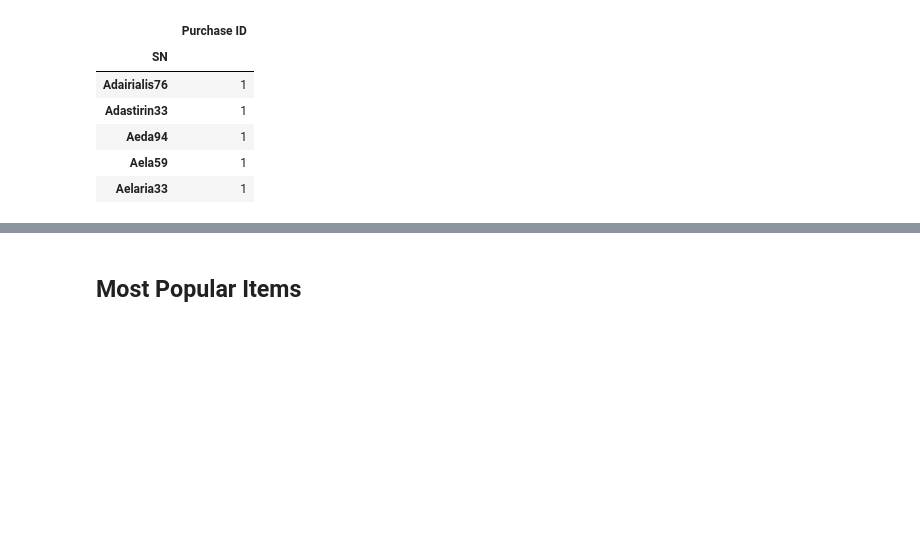
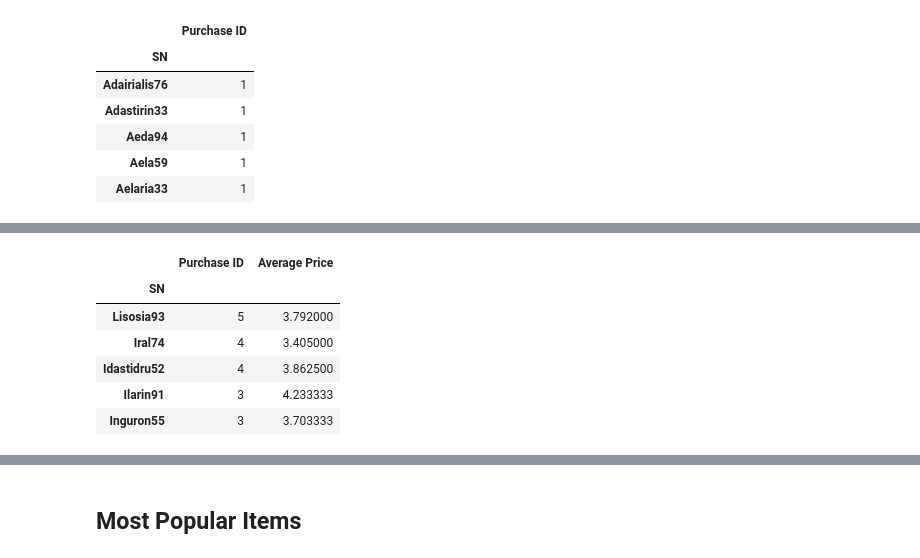
Before and after one commit to candishanks/pandas-challenge, a Jupyter notebook: HeroesOfPymoli/HeroesOfPymoli_starter.ipynb, the cells around one changed output, grey strips where cells are left out. Cells and saved outputs as stored; diff of their text form; code cells hidden in the pictures; blank space fills up the shorter version.

```diff
--- a/HeroesOfPymoli/HeroesOfPymoli_starter.ipynb
+++ b/HeroesOfPymoli/HeroesOfPymoli_starter.ipynb
@@ -444,0 +470,11 @@ max_spender
+# %%
+spend_groupby["Average Price"] = average_top["Price"]
+spend_groupby.head(5)
+# %% [output]
+|  | Purchase ID | Average Price |
+| SN |  |  |
+| Lisosia93 | 5 | 3.792000 |
+| Iral74 | 4 | 3.405000 |
+| Idastidru52 | 4 | 3.862500 |
+| Ilarin91 | 3 | 4.233333 |
+| Inguron55 | 3 | 3.703333 |
```
Also changed, not shown: parts of 5 cells of this notebook.
